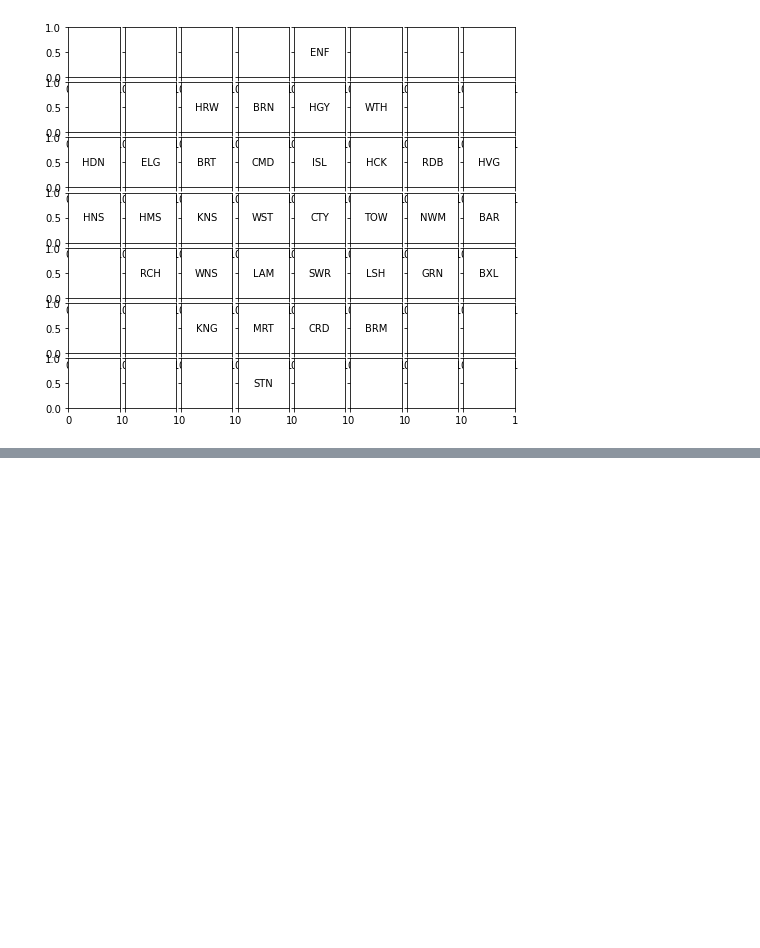
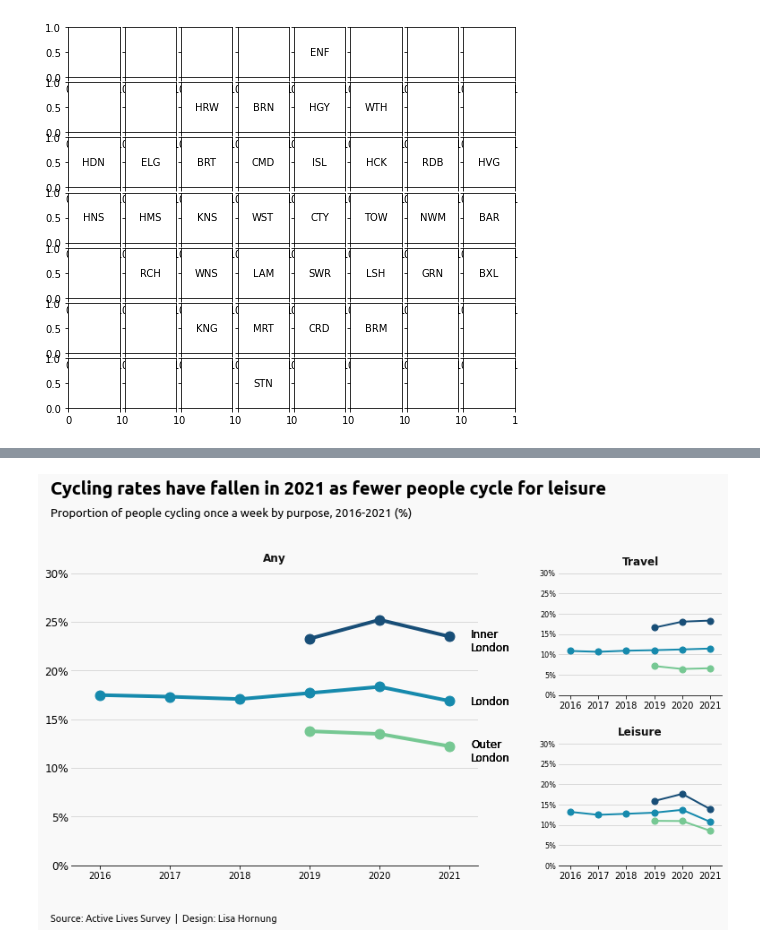
Before and after one commit to Lisa-Ho/small-data-projects, a Jupyter notebook: 2210-london-cycling/london_cycling_rates_tile_grid_map.ipynb, the cells around one changed output, grey strips where cells are left out. Cells and saved outputs as stored; diff of their text form; code cells hidden in the pictures; blank space fills up the shorter version.

```diff
--- a/2210-london-cycling/london_cycling_rates_tile_grid_map.ipynb
+++ b/2210-london-cycling/london_cycling_rates_tile_grid_map.ipynb
@@ -238,0 +235,4 @@ plt.show()
+# %%
+font_r = font_manager.FontProperties(fname='C:\\WINDOWS\\Fonts\\Ubuntu-R.ttf')
+font_m = font_manager.FontProperties(fname='C:\\Windows\\Fonts\\Ubuntu-M.ttf')
+font_b = font_manager.FontProperties(fname='C:\\WINDOWS\\Fonts\\Ubuntu-B.ttf')
@@ -238,0 +241,4 @@ plt.show()
+# %%
+_filter = (df["Area name"].isin(["London", "Inner London", "Outer London"])) & (df["Frequency"]=="At least once per month")
+pivot = df[_filter].reset_index(drop=True).replace(0, np.nan)
+pivot
@@ -238,0 +256,79 @@ plt.show()
+# %%
+clr = {"London": "#168aad" , "Inner London": "#184e77", "Outer London": "#76c893" }
+lines = {"Any":4, "Travel": 2, "Leisure": 2}
+circle = {"Any":120, "Travel": 50, "Leisure": 50}
+
+# create objects
+fig = plt.figure(figsize=(13,6))
+gs = GridSpec(2, 3, figure=fig)
+fig.set_facecolor("#f9f9f9")
+
+# create sub plots as grid
+ax1 = fig.add_subplot(gs[0:2, 0:2])
+ax2 = fig.add_subplot(gs[0, 2])
+ax3 = fig.add_subplot(gs[1,2])
+axes = [ax1, ax2,ax3]
+
+#adjust subplots
+fig.subplots_adjust(wspace=0.5, hspace=0.4)
+
+num = 0
+for purpose in ["Any", "Travel", "Leisure"]:
+    ax = axes[num]
+    data = pivot[pivot["Purpose"] == purpose]
+    years = ['2016', '2017', '2018','2019', '2020', '2021']
+
+    for area in ["London", "Inner London", "Outer London"]:
+        x = years
+        y = data[data["Area name"]==area][years].iloc[0]
+        ax.plot(x, y, color = clr[area], linewidth=lines[purpose], zorder=2, label=area)
+        ax.scatter(x,y, s=circle[purpose], color=clr[area],  zorder=3)
+
+    #xaxis
+    ax.set_xlim(xmin=-0.4, xmax=5.4)
+
+    #yaxis
+    ax.set_ylim(ymin=0, ymax=30)
+    ax.set_yticks(np.arange(0,31,5))
+    ax.yaxis.set_major_formatter(mpl.ticker.FuncFormatter(lambda x, pos: '{:,.0f}%'.format(x)))
+    ax.grid(visible=True, axis='y', zorder=1, color = "#D3D3D3")
+
+    if num == 0:
+        ax.tick_params(axis='y', length = 0, color = "#444444", labelsize=12)
+    else:
+        ax.tick_params(axis='y', length = 0, color = "#444444", labelsize=8)
+
+    #remove frame
+    for pos in ["top", "left", "right"]:
+        ax.spines[pos].set_visible(False)
+
+
+    ax.set_title(purpose,x=0.5, y=1.02, fontsize=12, color="#111111", fontweight='bold')
+
+    ax.set_facecolor("#f9f9f9")
+
+    num+=1
+
+    #direct labels
+    ax1.text(5.3 , 11.7, "Outer\nLondon", fontsize=12, va="center")
+    ax1.text(5.3 , 16.8, "London", fontsize=12, va="center")
+    ax1.text(5.3 , 23, "Inner\nLondon", fontsize=12, va="center")
+
+#======
+#Title, footer, notes
+plt.figtext(0.1,1.12, "Cycling rates have fallen in 2021 as fewer people cycle for leisure",
+            fontproperties=font_b, va='top', fontsize=20)
+plt.figtext(0.1,1.05, "Proportion of people cycling once a week by purpose, 2016-2021 (%)",
+            fontproperties=font_r, va='top', fontsize=13)
+plt.figtext(0.1 , 0, "Source: Active Lives Survey  |  Design: Lisa Hornung",
+            fontproperties=font_r, color="#111111", fontsize=11, va="top")
+
+
+#======
+#save
+plt.savefig("London-cycling-rates_2016-2021_trendlines.png", bbox_inches='tight',  transparent=False, pad_inches=0.15)
+
+
+plt.show()
+# %% [output]
+[figure, added]
```
Also changed, not shown: parts of 18 cells of this notebook.
